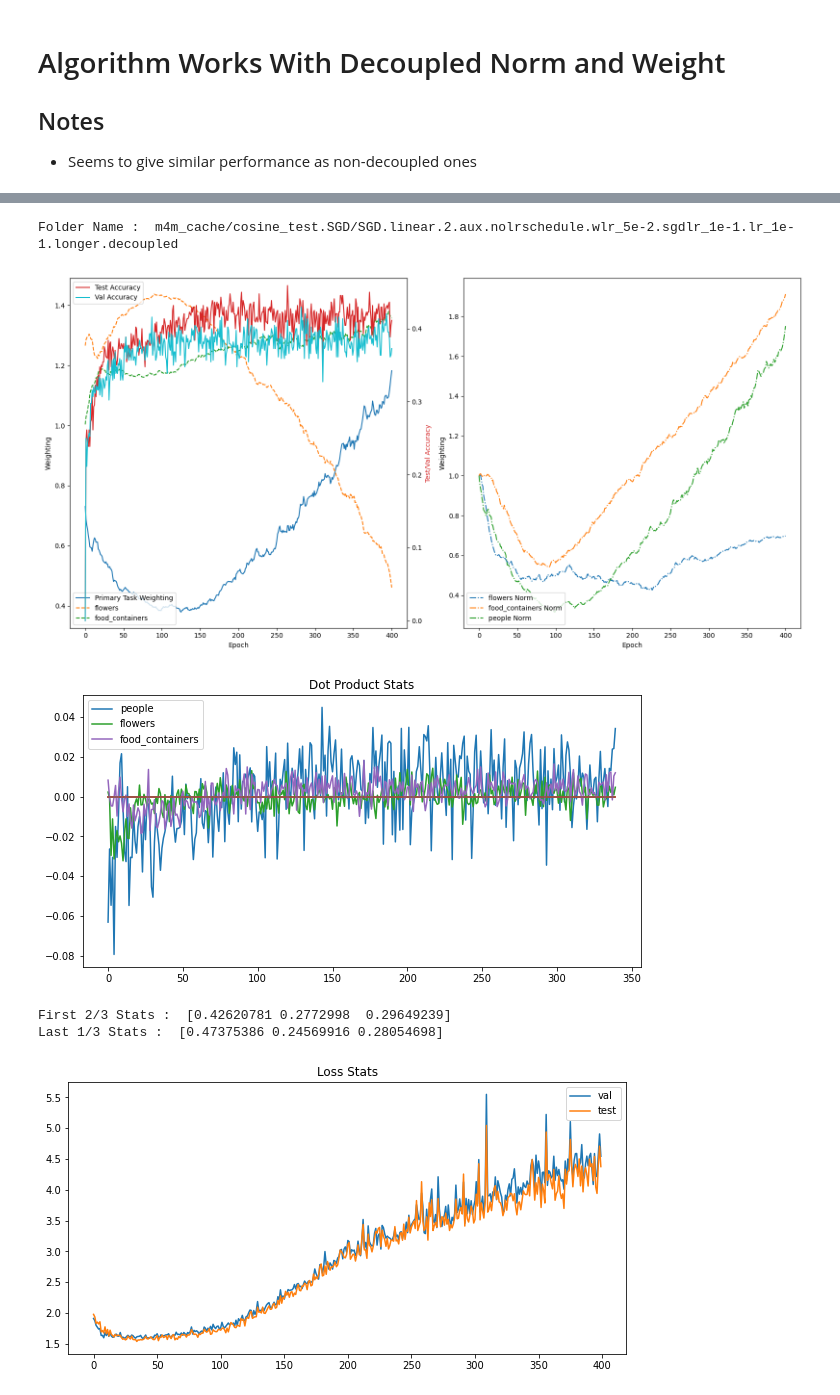
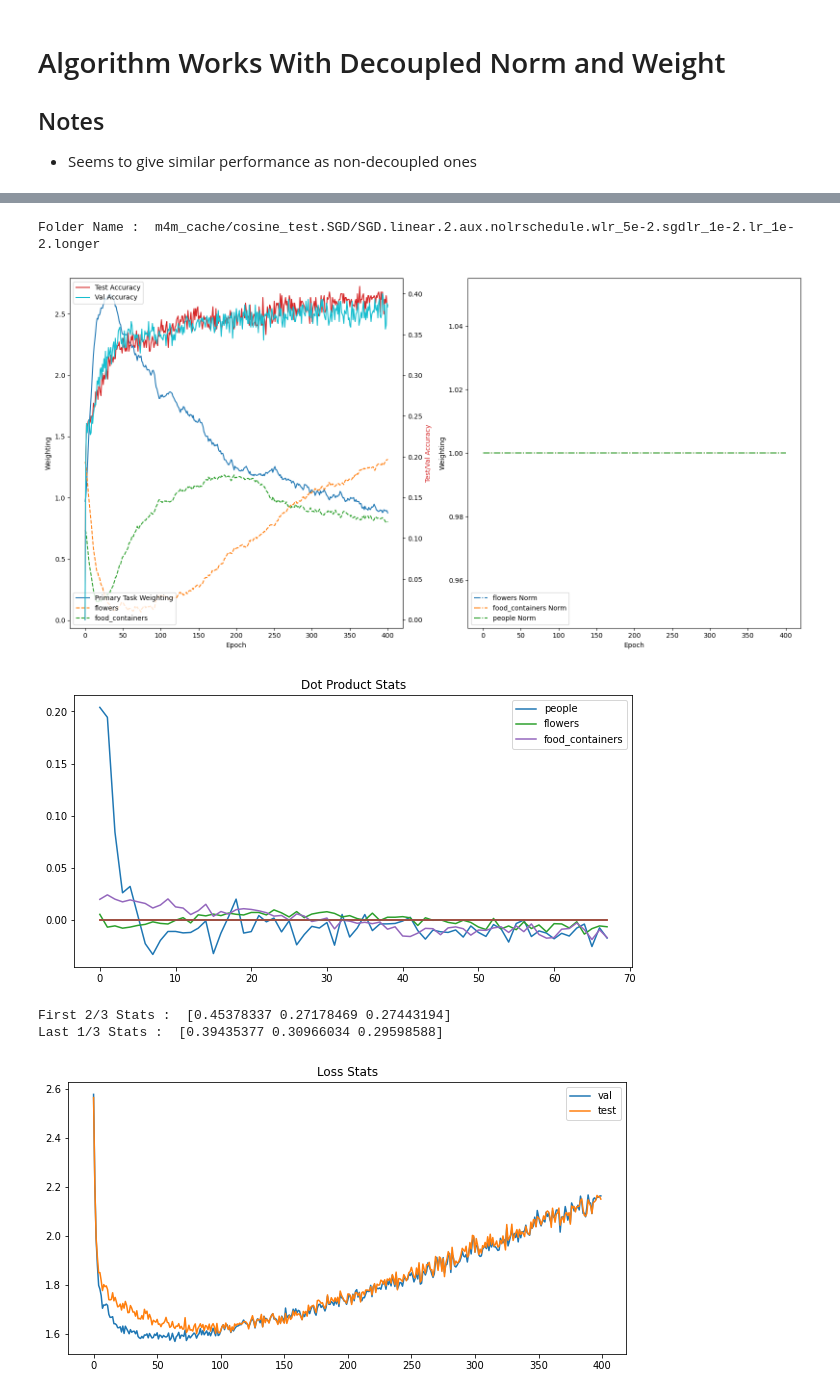
Before and after one commit to ldery/metalearning-for-multitask-pretraining, a Jupyter notebook: viz_plots.ipynb, the cells around one changed output, grey strips where cells are left out. Cells and saved outputs as stored; diff of their text form; code cells hidden in the pictures.

```diff
--- a/viz_plots.ipynb
+++ b/viz_plots.ipynb
@@ -10,7 +10,7 @@ import pickle as pkl
 def plot_stats(stats, do_argmax=True, title='Dot Product Stats'):
     fig, ax = plt.subplots(1, figsize=(10, 5))
     all_data = np.stack([np.array(v) for k, v in stats.items()], axis=0)
-    smooth_factor = 20 if do_argmax else 1
+    smooth_factor = 100 if do_argmax else 1
     for i, (k, v) in enumerate(stats.items()):
         v = v[:((len(v) // smooth_factor) * smooth_factor)]
         v = np.reshape(np.array(v), (-1, smooth_factor))
@@ -30,7 +30,7 @@ def plot_stats(stats, do_argmax=True, title='Dot Product Stats'):
         print('First 2/3 Stats : ', first_half)
         print('Last 1/3 Stats : ', second_half)
 # %%
-def display_fldr(fldr):
+def display_fldr(fldr, show_metrics=True):
     imgs = glob(os.path.join(fldr, 'meta_people', '*', '*.png' ))
     if len(imgs) == 0:
         return
@@ -41,7 +41,7 @@ def display_fldr(fldr):
         stats = pkl.load(open('{}/meta_people/{}/dp_stats.pkl'.format(fldr, str(idx)), 'rb'))
         plot_stats(stats)
         metrics_fname = '{}/meta_people/{}/metrics.pkl'.format(fldr, str(idx))
-        if os.path.exists(metrics_fname):
+        if os.path.exists(metrics_fname) and show_metrics:
             stats = pkl.load(open(metrics_fname, 'rb'))
             new_stats = {k: [v[0] for v in stats['people'][k]] for k in stats['people'].keys() if k != 'train'}
             plot_stats(new_stats, do_argmax=False, title='Loss Stats')
@@ -58,5 +59,5 @@ def display_fldr(fldr):
 # %%
-fldrs = glob('m4m_cache/cosine_test/softmax.0.*')
-for fldr in fldrs:
-    display_fldr(fldr)
+# fldrs = glob('m4m_cache/cosine_test/*.0.*')
+# for fldr in fldrs:
+#     display_fldr(fldr)
 # %% [markdown]
@@ -66,9 +67,9 @@ for fldr in fldrs:
 * For longer runs, we see that auxiliary run weighting eventually starts to pick up
 * Eg - look at m4m_cache/cosine_test/linear.2.aux.nolrschedule.wlr_3e-1.sgdlr_1e-4.lr_1e-4.longer
 # %%
-fldrs = glob('m4m_cache/cosine_test/*.2*')
-for fldr in fldrs:
-    display_fldr(fldr)
+# fldrs = glob('m4m_cache/cosine_test/*.2*')
+# for fldr in fldrs:
+#     display_fldr(fldr)
 # %% [markdown]
 # Algorithm Works With Decoupled Norm and Weight #
 ## Notes ##
@@ -85,11 +98,11 @@ for fldr in fldrs:
 # %%
-fldrs = glob('m4m_cache/cosine_test.SGD/*2*')
+fldrs = glob('m4m_cache/cosine_test.SGD/*.*1e-2*')
 for fldr in fldrs:
-    display_fldr(fldr)
+    display_fldr(fldr, show_metrics=True)
 # %% [output]
-Folder Name :  m4m_cache/cosine_test.SGD/SGD.linear.2.aux.nolrschedule.wlr_5e-2.sgdlr_1e-1.lr_1e-1.longer.decoupled
+Folder Name :  m4m_cache/cosine_test.SGD/SGD.linear.2.aux.nolrschedule.wlr_5e-2.sgdlr_1e-2.lr_1e-2.longer
-[figure, old version]
+[figure, new version]
-[figure, old version]
+[figure, new version]
-First 2/3 Stats :  [0.42620781 0.2772998  0.29649239]
-Last 1/3 Stats :  [0.47375386 0.24569916 0.28054698]
+First 2/3 Stats :  [0.45378337 0.27178469 0.27443194]
+Last 1/3 Stats :  [0.39435377 0.30966034 0.29598588]
-[figure, old version]
+[figure, new version]
```
Also changed, not shown: parts of 8 cells of this notebook, 7 other files.
